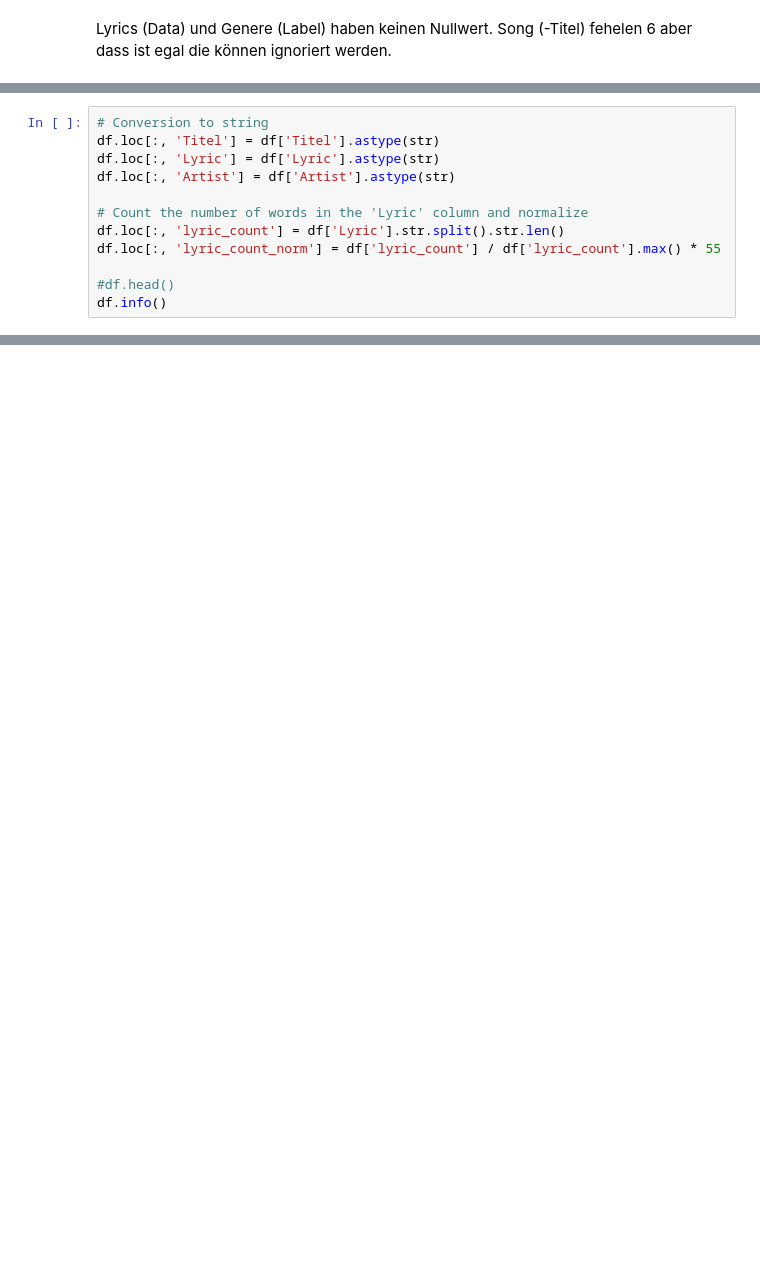
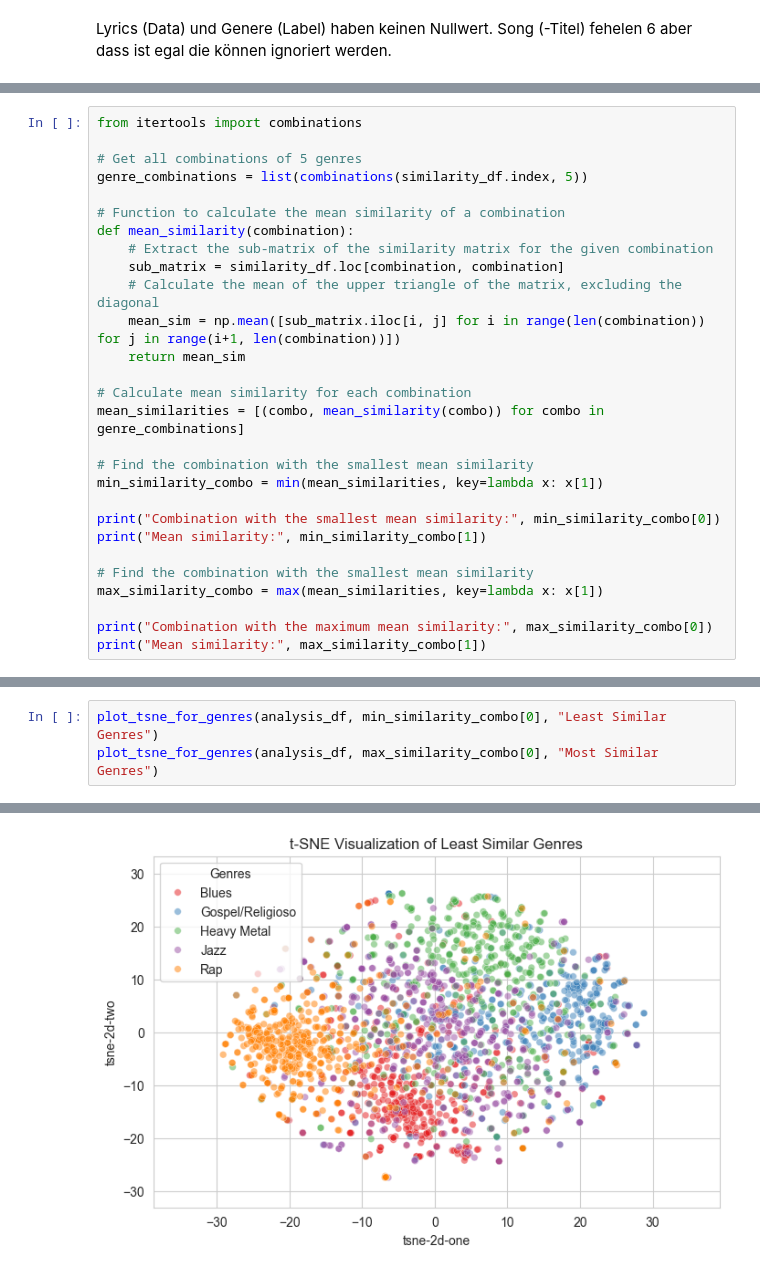
Before and after one commit to herbertgruen/NLP_FH_PROJEKT, a Jupyter notebook: Herbert/single_label.ipynb, the cells around one changed output, grey strips where cells are left out. Saved outputs shown, nothing was run; the diff lists cells and outputs as text; blank space fills up the shorter version.

```diff
--- a/Herbert/single_label.ipynb
+++ b/Herbert/single_label.ipynb
@@ -287,12 +127,0 @@ Name: count, dtype: int64
-# %%
-# Conversion to string
-df.loc[:, 'Titel'] = df['Titel'].astype(str)
-df.loc[:, 'Lyric'] = df['Lyric'].astype(str)
-df.loc[:, 'Artist'] = df['Artist'].astype(str)
-
-# Count the number of words in the 'Lyric' column and normalize
-df.loc[:, 'lyric_count'] = df['Lyric'].str.split().str.len()
-df.loc[:, 'lyric_count_norm'] = df['lyric_count'] / df['lyric_count'].max() * 55
-
-#df.head()
-df.info()
@@ -399,0 +166,28 @@ Accuracy: 0.62
+# %%
+from itertools import combinations
+
+# Get all combinations of 5 genres
+genre_combinations = list(combinations(similarity_df.index, 5))
+
+# Function to calculate the mean similarity of a combination
+def mean_similarity(combination):
+    # Extract the sub-matrix of the similarity matrix for the given combination
+    sub_matrix = similarity_df.loc[combination, combination]
+    # Calculate the mean of the upper triangle of the matrix, excluding the diagonal
+    mean_sim = np.mean([sub_matrix.iloc[i, j] for i in range(len(combination)) for j in range(i+1, len(combination))])
+    return mean_sim
+
+# Calculate mean similarity for each combination
+mean_similarities = [(combo, mean_similarity(combo)) for combo in genre_combinations]
+
+# Find the combination with the smallest mean similarity
+min_similarity_combo = min(mean_similarities, key=lambda x: x[1])
+
+print("Combination with the smallest mean similarity:", min_similarity_combo[0])
+print("Mean similarity:", min_similarity_combo[1])
+
+# Find the combination with the smallest mean similarity
+max_similarity_combo = max(mean_similarities, key=lambda x: x[1])
+
+print("Combination with the maximum mean similarity:", max_similarity_combo[0])
+print("Mean similarity:", max_similarity_combo[1])
@@ -399,0 +246,4 @@ Accuracy: 0.62
+# %%
+plot_tsne_for_genres(analysis_df, min_similarity_combo[0], "Least Similar Genres")
+plot_tsne_for_genres(analysis_df, max_similarity_combo[0], "Most Similar Genres")
+# %% [output]
@@ -399,0 +259 @@ Accuracy: 0.62
+[figure, added]
```
Also changed, not shown: parts of 24 cells of this notebook.
